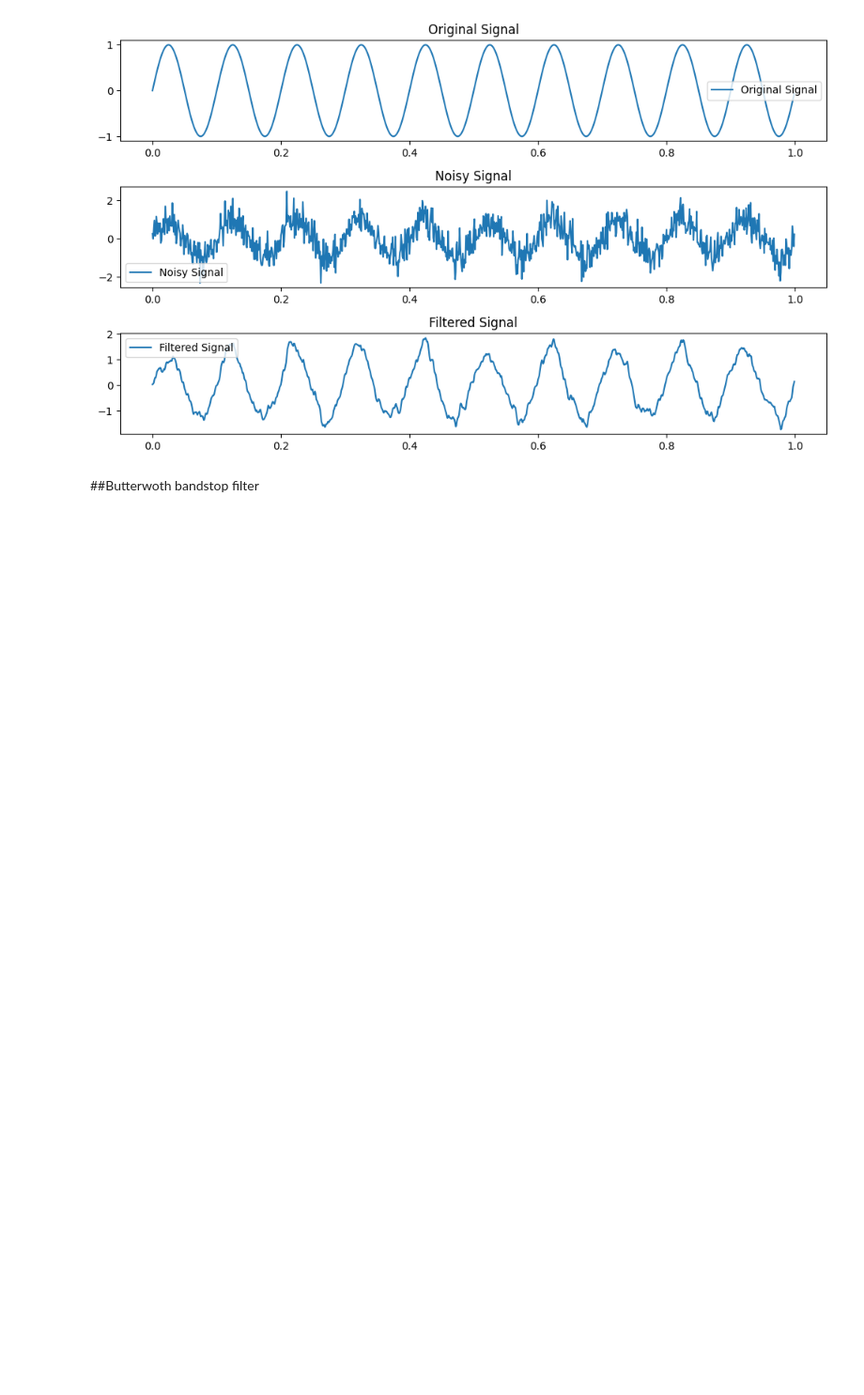
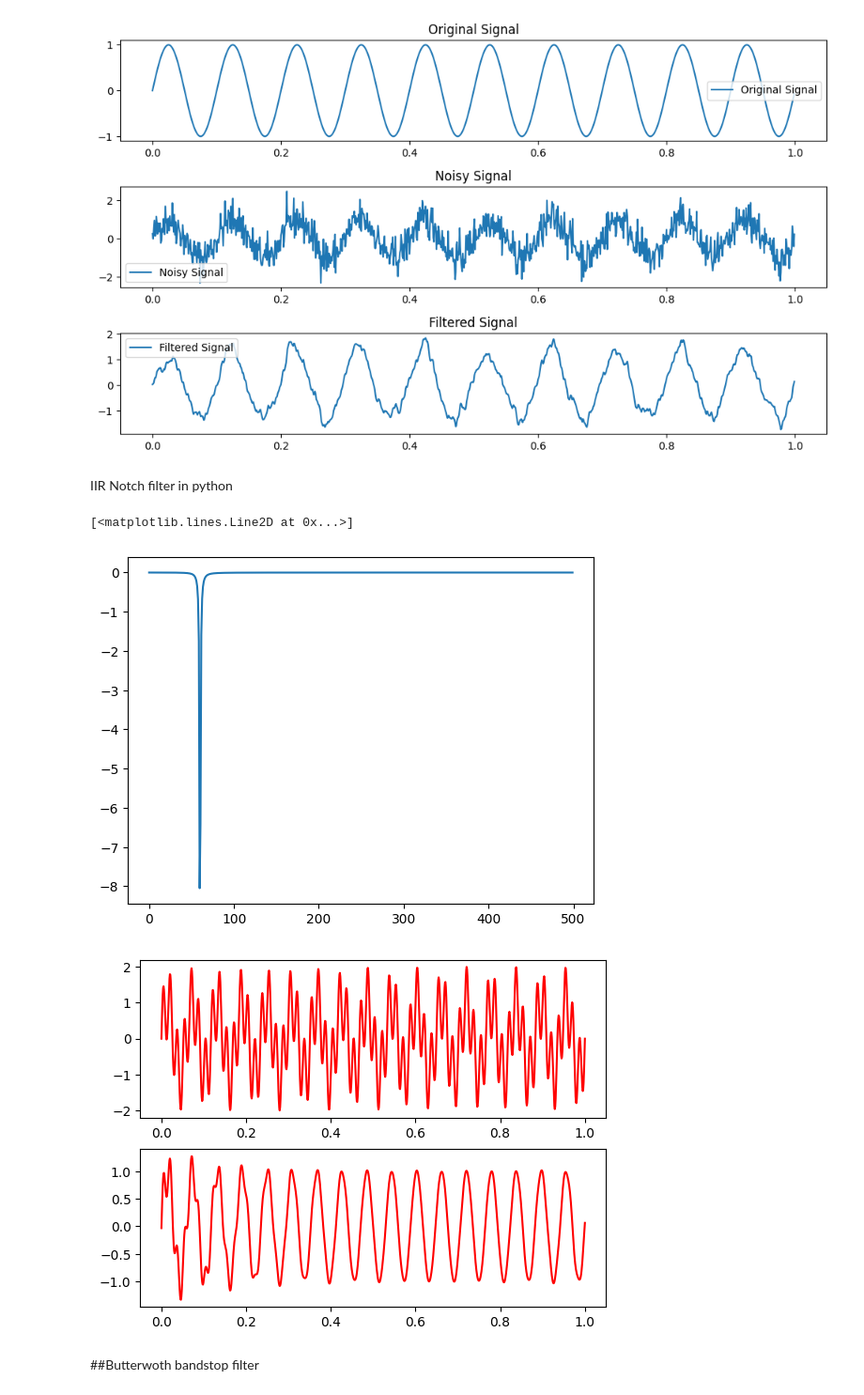
Before and after one commit to tripathy12345/signals_and_system_lab, a Jupyter notebook: Fitering_using_Python.ipynb, the cells around one changed output. Shown: that part at 94% size. Saved outputs shown, nothing was run; the diff lists cells and outputs as text; code cells hidden in the pictures; blank space fills up the shorter version.

```diff
--- a/Fitering_using_Python.ipynb
+++ b/Fitering_using_Python.ipynb
@@ -132,6 +132,41 @@ plt.tight_layout()
 plt.show()
 # %% [output]
 [figure]
+# %% [markdown]
+IIR Notch filter in python
+# %%
+from scipy import signal
+import matplotlib.pyplot as plt
+import numpy as np
+
+# Create/view notch filter
+samp_freq = 1000  # Sample frequency (Hz)
+notch_freq = 60.0  # Frequency to be removed from signal (Hz)
+quality_factor = 30.0  # Quality factor
+b_notch, a_notch = signal.iirnotch(notch_freq, quality_factor, samp_freq)
+freq, h = signal.freqz(b_notch, a_notch, fs = samp_freq)
+plt.figure('filter')
+plt.plot( freq, 20*np.log10(abs(h)))
+
+# Create/view signal that is a mixture of two frequencies
+f1 = 17
+f2 = 60
+t = np.linspace(0.0, 1, 1_000)
+y_pure = np.sin(f1 * 2.0*np.pi*t) + np.sin(f2 * 2.0*np.pi*t)
+plt.figure('result')
+plt.subplot(211)
+plt.plot(t, y_pure, color = 'r')
+
+# apply notch filter to signal
+y_notched = signal.filtfilt(b_notch, a_notch, y_pure)
+
+# plot notch-filtered version of signal
+plt.subplot(212)
+plt.plot(t, y_notched, color = 'r')
+# %% [output]
+[<matplotlib.lines.Line2D at 0x...>]
+[figure, added]
+[figure, added]
 # %% [markdown]
 ##Butterwoth bandstop filter
 # %%
```
